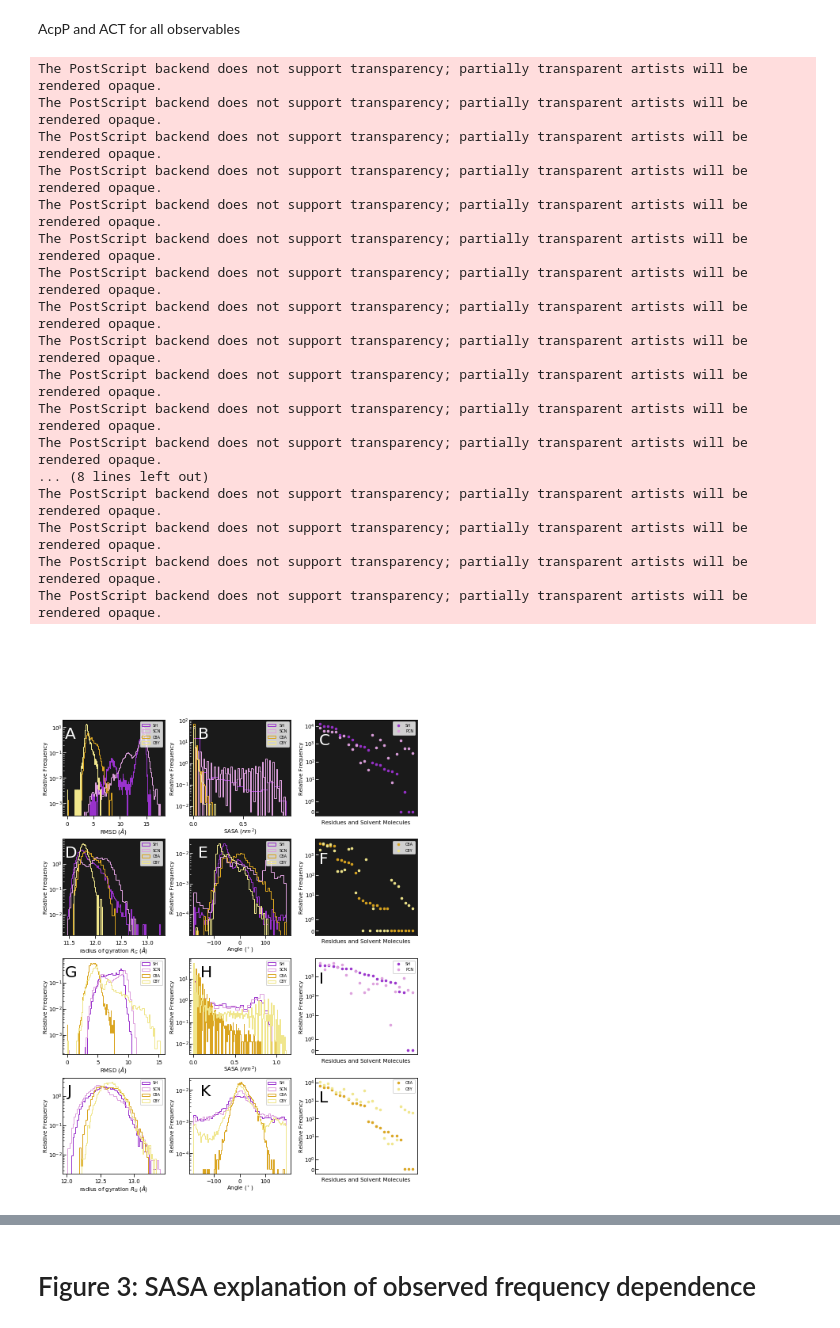
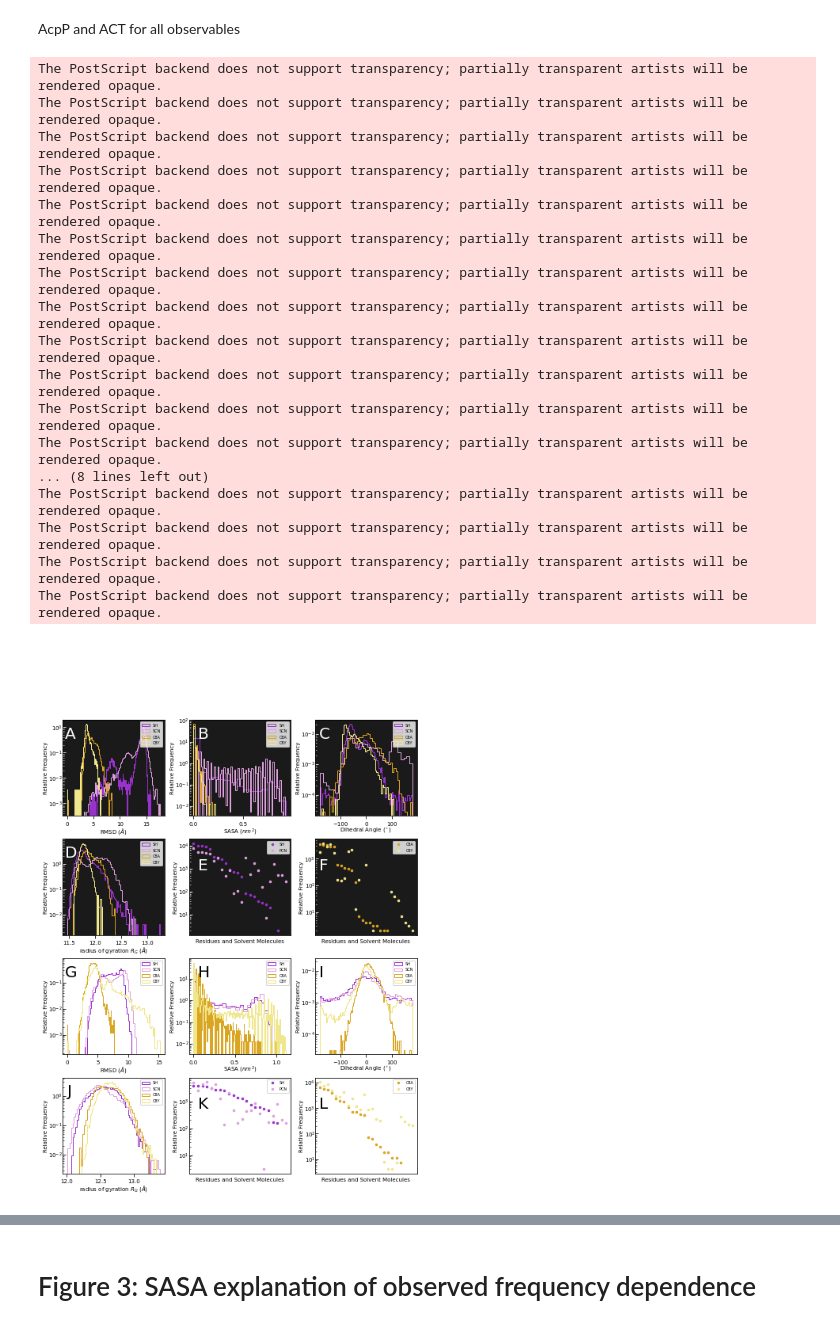
Before and after one commit to CHLresearchgroup/coire, a Jupyter notebook: CGHPaper.ipynb, the cells around one changed output, grey strips where cells are left out. Cells and saved outputs as stored; diff of their text form; code cells hidden in the pictures.

```diff
--- a/CGHPaper.ipynb
+++ b/CGHPaper.ipynb
@@ -665,12 +675,12 @@ plt.yscale("log")
 #plt.title("ACT Probe SASA", fontsize="8")
 
 #AcpP Angles
-plt.subplot2grid((24,18), (6,6), colspan=5, rowspan=5, facecolor="0.1")
+plt.subplot2grid((24,18), (0,12), colspan=5, rowspan=5, facecolor="0.1")
 plt.hist(dDihedral_190612['CA-P24-C38-S44'], 'auto', density = 1, color='darkorchid', histtype='step', stacked=True, label='SH')
 plt.hist(dDihedral_190625['CA-P24-C38-S44'], 'auto', density = 1, color='plum', histtype='step', stacked=True, label='SCN')
 plt.hist(dDihedral_200102['CA-P24-C38-S44'], 'auto', density = 1, color='goldenrod', histtype='step', stacked=True, label='C8A')
 plt.hist(dDihedral_200116['CA-P24-C38-S44'], 'auto', density = 1, color='khaki', histtype='step', stacked=True, label='C8Y')
-plt.xlabel("Angle ($^\circ$)", fontsize="7", labelpad=0)
+plt.xlabel("Dihedral Angle ($^\circ$)", fontsize="7", labelpad=0)
 plt.ylabel("Relative Frequency", fontsize="7", labelpad=0)
 plt.tick_params(axis='y', which="both",direction='in', pad=0, color='w')
 plt.legend(loc="upper right", markerscale=10, fontsize='5')
@@ -680,12 +690,12 @@ plt.yscale("log")
 #plt.title("AcpP Ppant Dihedral Angle", fontsize="8")
 
 # ACT Angles
-plt.subplot2grid((24,18), (18,6), colspan=5, rowspan=5)
+plt.subplot2grid((24,18), (12,12), colspan=5, rowspan=5)
 plt.hist(dDihedral_190604_3['CA-P24-C38-S44'], 'auto', density = 1, color='darkorchid', histtype='step', stacked=True, label='SH')
 plt.hist(dDihedral_190604_4['CA-P24-C38-S44'], 'auto', density = 1, color='plum', histtype='step', stacked=True, label='SCN')
 plt.hist(np.concatenate((dDihedral_200106['CA-P24-C38-S44'], dDihedral_200107['CA-P24-C38-S44']), axis=None), 'auto', density = 1, color='goldenrod', histtype='step', stacked=True, label='C8A')
 plt.hist(np.concatenate((dDihedral_200120['CA-P24-C38-S44'], dDihedral_200121['CA-P24-C38-S44']), axis=None), 'auto', density = 1, color='khaki', histtype='step', stacked=True, label='C8Y')
-plt.xlabel("Angle ($^\circ$)", fontsize="7", labelpad=0)
+plt.xlabel("Dihedral Angle ($^\circ$)", fontsize="7", labelpad=0)
 plt.ylabel("Relative Frequency", fontsize="7", labelpad=0)
 plt.tick_params(axis='y', which="both",direction='in', pad=0)
 plt.legend(loc="upper right", markerscale=10, fontsize='5')
@@ -695,7 +705,7 @@ plt.yscale("log")
 #plt.title("ACT Ppant Dihedral Angle", fontsize="8")
 
 #AcpP Prox
-ax = plt.subplot2grid((24,18), (0,12), colspan=5, rowspan=5, facecolor="0.1")
+ax = plt.subplot2grid((24,18), (6,6), colspan=5, rowspan=5, facecolor="0.1")
 ax.plot(prox.xval([lResidues_190612, lResidues_190625]), prox.yval([lResidues_190612, lResidues_190625])[0],  '.', ms = 5, color='darkorchid', label="SH")
 ax.plot(prox.xval([lResidues_190612, lResidues_190625]), prox.yval([lResidues_190612, lResidues_190625])[1],  '.', ms = 5, color='plum', label="PCN")
 plt.xlabel("Residues and Solvent Molecules", fontsize="7", labelpad=5)
@@ -704,13 +714,13 @@ plt.tick_params(axis='y', which="both",direction='in', pad=0, color='w')
 #ax.set_ylabel("Counts", fontsize="8")
 #plt.xticks(prox.xval([lResidues_190612, lResidues_190625]), rotation=45, horizontalalignment='right', fontsize="1")
 plt.xticks([], rotation=45, horizontalalignment='right', fontsize="0")
-plt.yscale('symlog')
+plt.yscale('log')
 plt.yticks(fontsize="7")
 plt.legend(loc="upper right", fontsize='5')
 #plt.title("AcpP Proximity (SH/PCN)", fontsize="8")
 
 # ACT Prox
-ax = plt.subplot2grid((24,18), (12,12), colspan=5, rowspan=5)
+ax = plt.subplot2grid((24,18), (18,6), colspan=5, rowspan=5)
 ax.plot(prox.xval([lResidues_190604_3, lResidues_190604_4]), prox.yval([lResidues_190604_3, lResidues_190604_4])[0],  '.', ms = 5, color='darkorchid', label="SH")
 ax.plot(prox.xval([lResidues_190604_3, lResidues_190604_4]), prox.yval([lResidues_190604_3, lResidues_190604_4])[1],  '.', ms = 5, color='plum', label="PCN")
 plt.xlabel("Residues and Solvent Molecules", fontsize="7", labelpad=5)
@@ -719,7 +729,7 @@ plt.tick_params(axis='y', which="both",direction='in', pad=0)
 #ax.set_ylabel("Counts", fontsize="8")
 #plt.xticks(prox.xval([lResidues_190604_3, lResidues_190604_4]), rotation=45, horizontalalignment='right', fontsize="1")
 plt.xticks([], rotation=45, horizontalalignment='right', fontsize="0")
-plt.yscale('symlog')
+plt.yscale('log')
 plt.yticks(fontsize="7")
 plt.legend(loc="upper right", fontsize='5')
 #plt.title("ACT Proximity (SH/PCN)", fontsize="8")
@@ -734,7 +744,7 @@ plt.tick_params(axis='y', which="both",direction='in', pad=0, color='w')
 #ax.set_ylabel("Counts", fontsize="8")
 #plt.xticks(prox.xval([lResidues_200102, lResidues_200116]), rotation=45, horizontalalignment='right', fontsize="1")
 plt.xticks([], rotation=45, horizontalalignment='right', fontsize="0")
-plt.yscale('symlog')
+plt.yscale('log')
 plt.yticks(fontsize="7")
 plt.legend(loc="upper right", fontsize='5')
 #plt.title("AcpP Proximity (P8A/P8Y)", fontsize="8")
@@ -749,43 +759,43 @@ plt.tick_params(axis='y',which="both",direction='in', pad=0)
 #ax.set_ylabel("Counts", fontsize="8")
 #plt.xticks([prox.xval([lResidues_200106_200107, lResidues_200120_200121])], rotation=45, horizontalalignment='right', fontsize="0")
 plt.xticks([], rotation=45, horizontalalignment='right', fontsize="0")
-plt.yscale('symlog')
+plt.yscale('log')
 plt.yticks(fontsize="7")
 plt.legend(loc="upper right", fontsize='5')
 #plt.title("ACT Proximity (P8A/P8Y)", fontsize="8")
 
 fig.set_size_inches(w=8.5,h=11)
 fig.text(0.13,0.85,"A", fontsize="20", color='w')
 fig.text(0.405,0.85,"B", fontsize="20", color='w')
-fig.text(0.655,0.84,"C", fontsize="20", color='w')
+fig.text(0.655,0.85,"C", fontsize="20", color='w')
 fig.text(0.13,0.66,"D", fontsize="20", color='w')
-fig.text(0.405,0.66,"E", fontsize="20", color='w')
-fig.text(0.655,0.65,"F", fontsize="20", color='w')
+fig.text(0.405,0.64,"E", fontsize="20", color='w')
+fig.text(0.655,0.64,"F", fontsize="20", color='w')
 fig.text(0.13,0.47,"G", fontsize="20")
-fig.text(0.41,0.47,"H", fontsize="20")
-fig.text(0.655,0.46,"I", fontsize="20")
+fig.text(0.405,0.47,"H", fontsize="20")
+fig.text(0.655,0.47,"I", fontsize="20")
 fig.text(0.135,0.28,"J", fontsize="20")
-fig.text(0.41,0.28,"K", fontsize="20")
-fig.text(0.655,0.27,"L", fontsize="20")
+fig.text(0.405,0.26,"K", fontsize="20")
+fig.text(0.655,0.26,"L", fontsize="20")
 fig.tight_layout()
 plt.savefig("Figure2_mockup.ps")
 plt.show()
 # %% [output]
 The PostScript backend does not support transparency; partially transparent artists will be rendered opaque.
 The PostScript backend does not support transparency; partially transparent artists will be rendered opaque.
 The PostScript backend does not support transparency; partially transparent artists will be rendered opaque.
 The PostScript backend does not support transparency; partially transparent artists will be rendered opaque.
 The PostScript backend does not support transparency; partially transparent artists will be rendered opaque.
 The PostScript backend does not support transparency; partially transparent artists will be rendered opaque.
 The PostScript backend does not support transparency; partially transparent artists will be rendered opaque.
 The PostScript backend does not support transparency; partially transparent artists will be rendered opaque.
 The PostScript backend does not support transparency; partially transparent artists will be rendered opaque.
 The PostScript backend does not support transparency; partially transparent artists will be rendered opaque.
 The PostScript backend does not support transparency; partially transparent artists will be rendered opaque.
 The PostScript backend does not support transparency; partially transparent artists will be rendered opaque.
 ... (8 lines left out)
 The PostScript backend does not support transparency; partially transparent artists will be rendered opaque.
 The PostScript backend does not support transparency; partially transparent artists will be rendered opaque.
 The PostScript backend does not support transparency; partially transparent artists will be rendered opaque.
 The PostScript backend does not support transparency; partially transparent artists will be rendered opaque.
-[figure, old version]
+[figure, new version]
```
Also changed, not shown: parts of 27 cells of this notebook, 15 other files.
